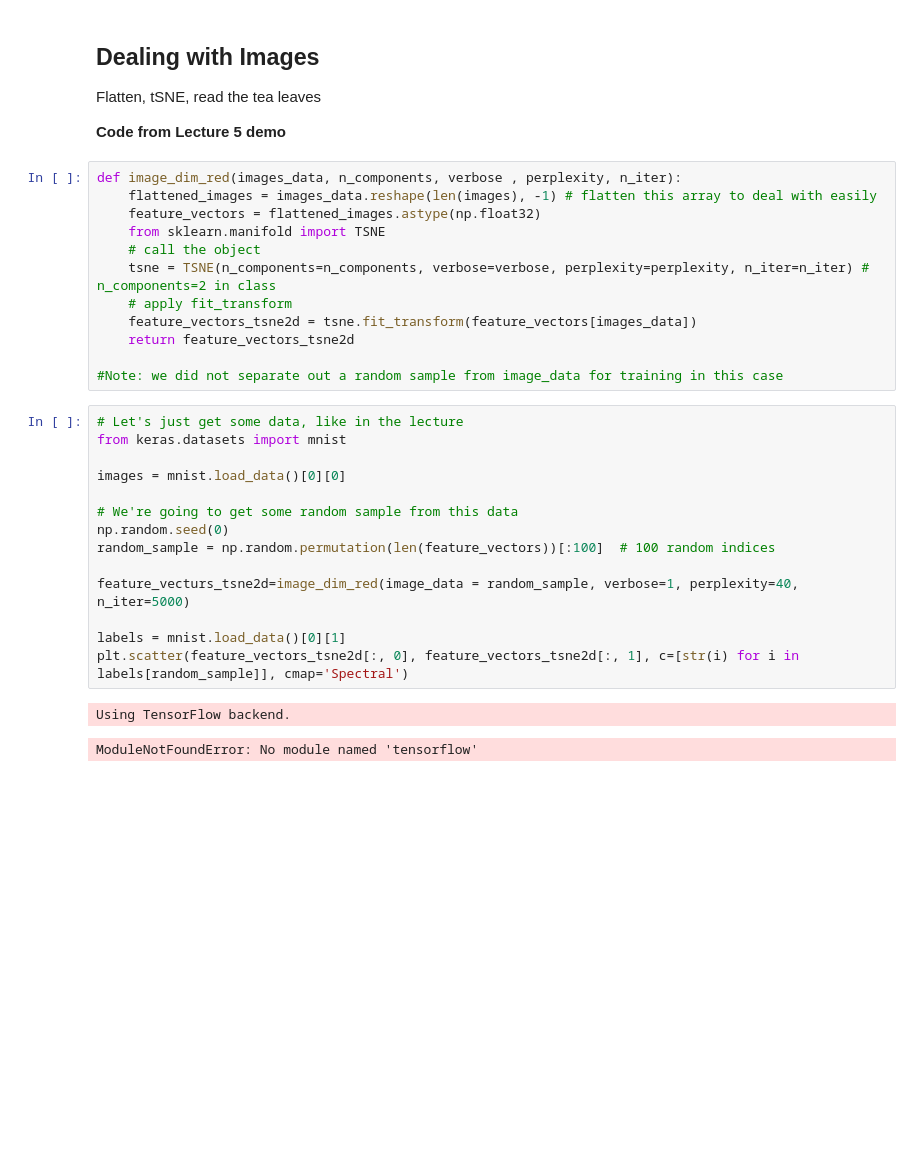
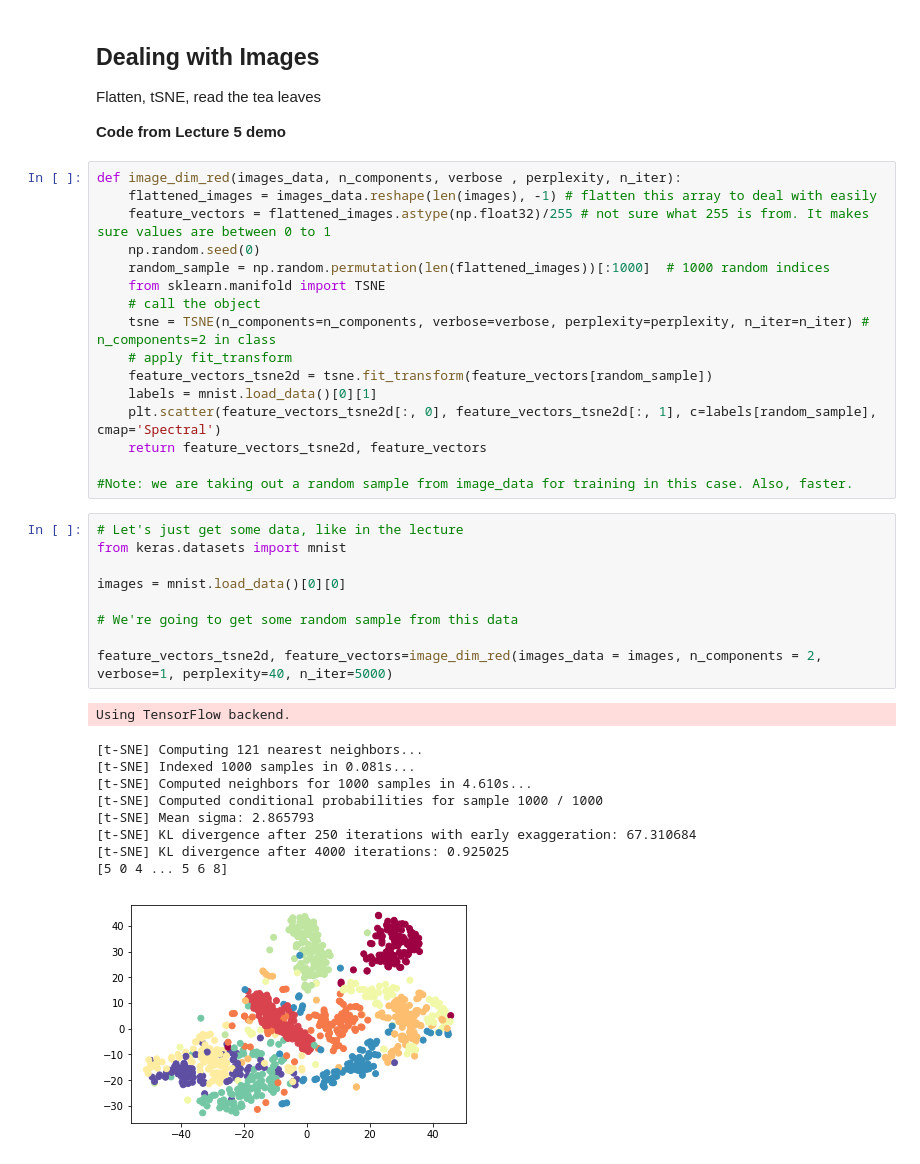
Before and after one commit to aamalik7196/UDA_Studying, a Jupyter notebook: Quiz1_Study_Notes.ipynb, the cells around one changed output. Cells and saved outputs as stored; diff of their text form; blank space fills up the shorter version.

```diff
--- a/Quiz1_Study_Notes.ipynb
+++ b/Quiz1_Study_Notes.ipynb
@@ -401,29 +437,36 @@ __Code from Lecture 5 demo__
 # %%
 def image_dim_red(images_data, n_components, verbose , perplexity, n_iter):
     flattened_images = images_data.reshape(len(images), -1) # flatten this array to deal with easily
-    feature_vectors = flattened_images.astype(np.float32)
+    feature_vectors = flattened_images.astype(np.float32)/255 # not sure what 255 is from. It makes sure values are between 0 to 1
+    np.random.seed(0)
+    random_sample = np.random.permutation(len(flattened_images))[:1000]  # 1000 random indices
     from sklearn.manifold import TSNE
     # call the object
     tsne = TSNE(n_components=n_components, verbose=verbose, perplexity=perplexity, n_iter=n_iter) # n_components=2 in class
     # apply fit_transform
-    feature_vectors_tsne2d = tsne.fit_transform(feature_vectors[images_data])
-    return feature_vectors_tsne2d
+    feature_vectors_tsne2d = tsne.fit_transform(feature_vectors[random_sample])
+    labels = mnist.load_data()[0][1]
+    plt.scatter(feature_vectors_tsne2d[:, 0], feature_vectors_tsne2d[:, 1], c=labels[random_sample], cmap='Spectral')
+    return feature_vectors_tsne2d, feature_vectors
 
-#Note: we did not separate out a random sample from image_data for training in this case
+#Note: we are taking out a random sample from image_data for training in this case. Also, faster.
 # %%
 # Let's just get some data, like in the lecture
 from keras.datasets import mnist
 
 images = mnist.load_data()[0][0]
 
 # We're going to get some random sample from this data
-np.random.seed(0)
-random_sample = np.random.permutation(len(feature_vectors))[:100]  # 100 random indices
 
-feature_vecturs_tsne2d=image_dim_red(image_data = random_sample, verbose=1, perplexity=40, n_iter=5000)
-
-labels = mnist.load_data()[0][1]
-plt.scatter(feature_vectors_tsne2d[:, 0], feature_vectors_tsne2d[:, 1], c=[str(i) for i in labels[random_sample]], cmap='Spectral')
+feature_vectors_tsne2d, feature_vectors=image_dim_red(images_data = images, n_components = 2, verbose=1, perplexity=40, n_iter=5000)
 # %% [output]
 Using TensorFlow backend.
-ModuleNotFoundError: No module named 'tensorflow'
+[t-SNE] Computing 121 nearest neighbors...
+[t-SNE] Indexed 1000 samples in 0.081s...
+[t-SNE] Computed neighbors for 1000 samples in 4.610s...
+[t-SNE] Computed conditional probabilities for sample 1000 / 1000
+[t-SNE] Mean sigma: 2.865793
+[t-SNE] KL divergence after 250 iterations with early exaggeration: 67.310684
+[t-SNE] KL divergence after 4000 iterations: 0.925025
+[5 0 4 ... 5 6 8]
+[figure, added]
```
Also changed, not shown: parts of 21 cells of this notebook.
